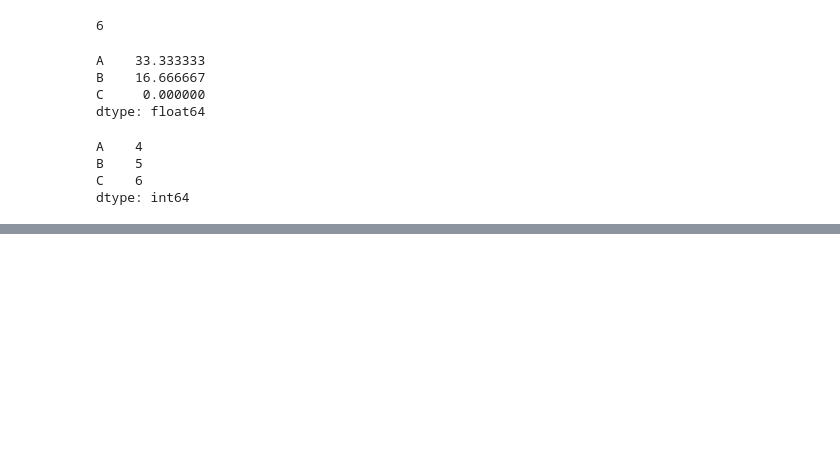
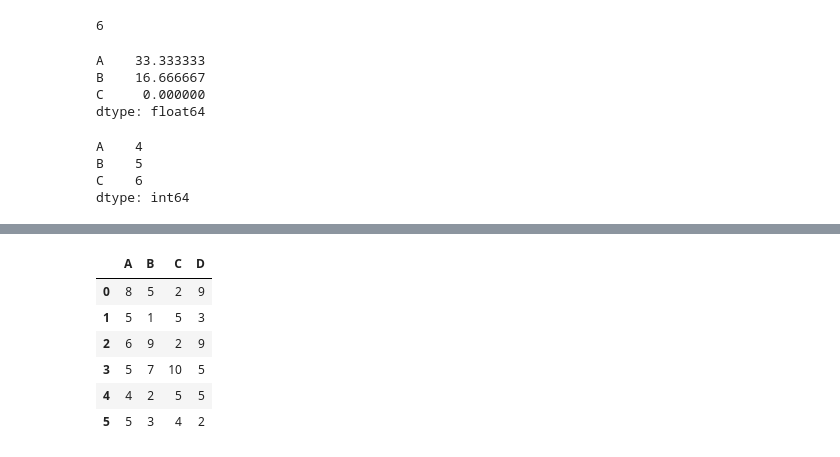
Before and after one commit to SriRamK345/Pandas_lib, a Jupyter notebook: Pandas.ipynb, the cells around one changed output, grey strips where cells are left out. Saved outputs shown, nothing was run; the diff lists cells and outputs as text; code cells hidden in the pictures; blank space fills up the shorter version.

```diff
--- a/Pandas.ipynb
+++ b/Pandas.ipynb
@@ -457,0 +652,10 @@ dtype: int64
+# %%
+pd.concat([dff1,dff2],ignore_index= True) # to order the indez no
+# %% [output]
+|  | A | B | C | D |
+| 0 | 8 | 5 | 2 | 9 |
+| 1 | 5 | 1 | 5 | 3 |
+| 2 | 6 | 9 | 2 | 9 |
+| 3 | 5 | 7 | 10 | 5 |
+| 4 | 4 | 2 | 5 | 5 |
+| 5 | 5 | 3 | 4 | 2 |
```
Also changed, not shown: parts of 24 cells of this notebook.
